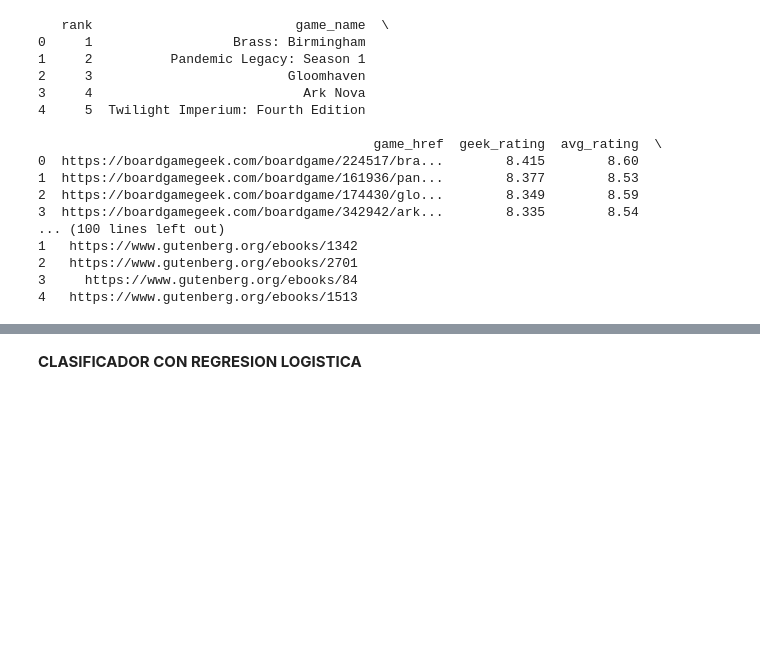
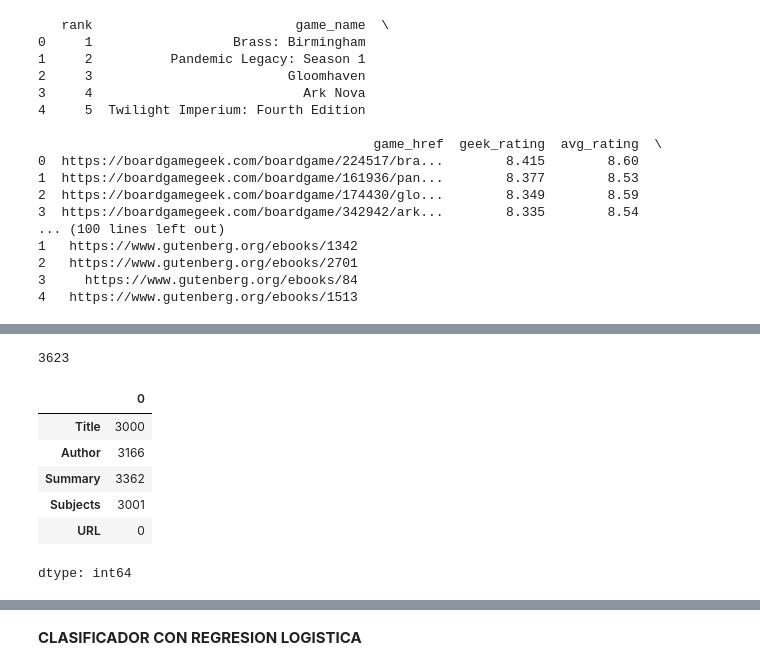
Before and after one commit to SolKidonakis/TP1NLP, a Jupyter notebook: TP1NLP.ipynb, the cells around one changed output, grey strips where cells are left out. Cells and saved outputs as stored; diff of their text form; code cells hidden in the pictures; blank space fills up the shorter version.

```diff
--- a/TP1NLP.ipynb
+++ b/TP1NLP.ipynb
@@ -176,0 +184,14 @@ Cantidad de títulos únicos después de eliminar duplicados: 1176
+# %%
+books_df.duplicated().sum()
+# %% [output]
+3623
+# %%
+books_df.isnull().sum()
+# %% [output]
+|  | 0 |
+| Title | 3000 |
+| Author | 3166 |
+| Summary | 3362 |
+| Subjects | 3001 |
+| URL | 0 |
+dtype: int64
```
Also changed, not shown: parts of 12 cells of this notebook.
